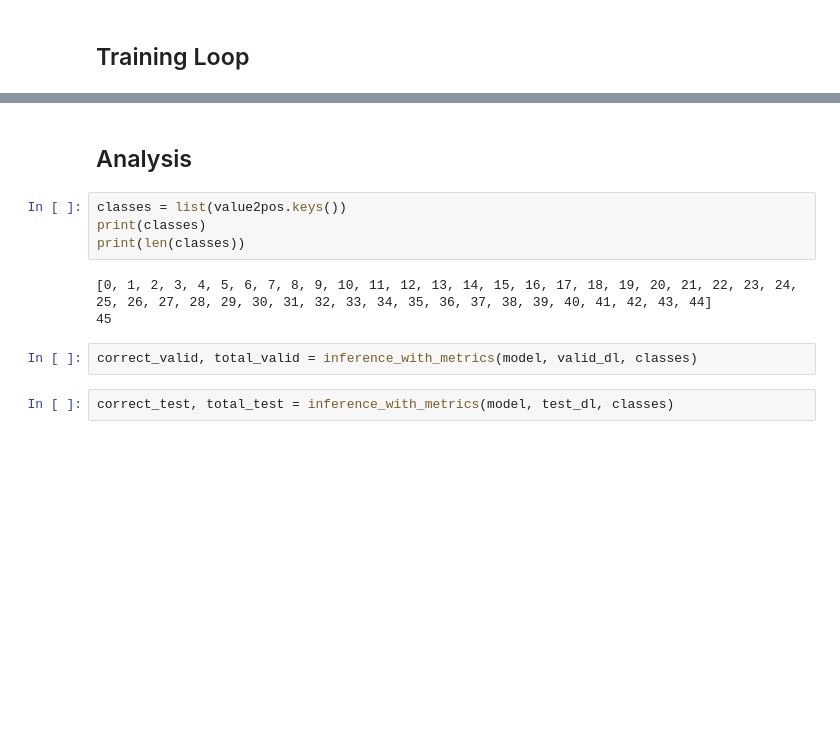
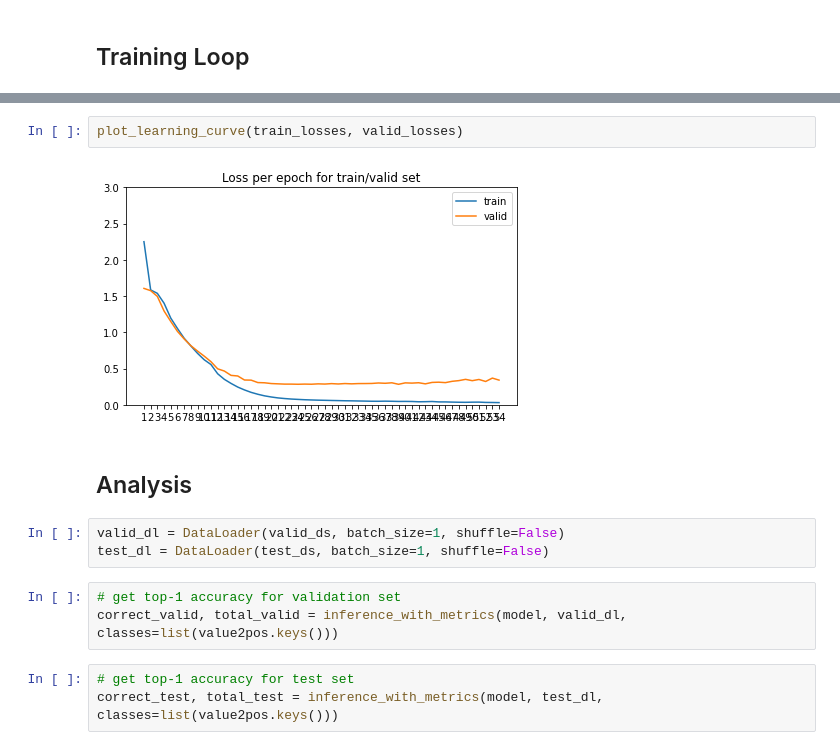
Before and after one commit to HeleneFabia/pos-tagger, a Jupyter notebook: pos_tagger.ipynb, the cells around one changed output, grey strips where cells are left out. Saved outputs shown, nothing was run; the diff lists cells and outputs as text; blank space fills up the shorter version.

```diff
--- a/pos_tagger.ipynb
+++ b/pos_tagger.ipynb
@@ -450,15 +418,17 @@ Avg. valid loss 0.582
+# %%
+plot_learning_curve(train_losses, valid_losses)
+# %% [output]
+[figure, added]
 # %% [markdown]
 ## Analysis
-# %%
-classes = list(value2pos.keys())
-print(classes)
-print(len(classes))
-# %% [output]
-[0, 1, 2, 3, 4, 5, 6, 7, 8, 9, 10, 11, 12, 13, 14, 15, 16, 17, 18, 19, 20, 21, 22, 23, 24, 25, 26, 27, 28, 29, 30, 31, 32, 33, 34, 35, 36, 37, 38, 39, 40, 41, 42, 43, 44]
-45
+# %%
+valid_dl = DataLoader(valid_ds, batch_size=1, shuffle=False)
+test_dl = DataLoader(test_ds, batch_size=1, shuffle=False)
 # %%
-correct_valid, total_valid = inference_with_metrics(model, valid_dl, classes)
+# get top-1 accuracy for validation set
+correct_valid, total_valid = inference_with_metrics(model, valid_dl, classes=list(value2pos.keys()))
 # %%
-correct_test, total_test = inference_with_metrics(model, test_dl, classes)
+# get top-1 accuracy for test set
+correct_test, total_test = inference_with_metrics(model, test_dl, classes=list(value2pos.keys()))
 # %%
 print(
```
Also changed, not shown: parts of 51 cells of this notebook.
